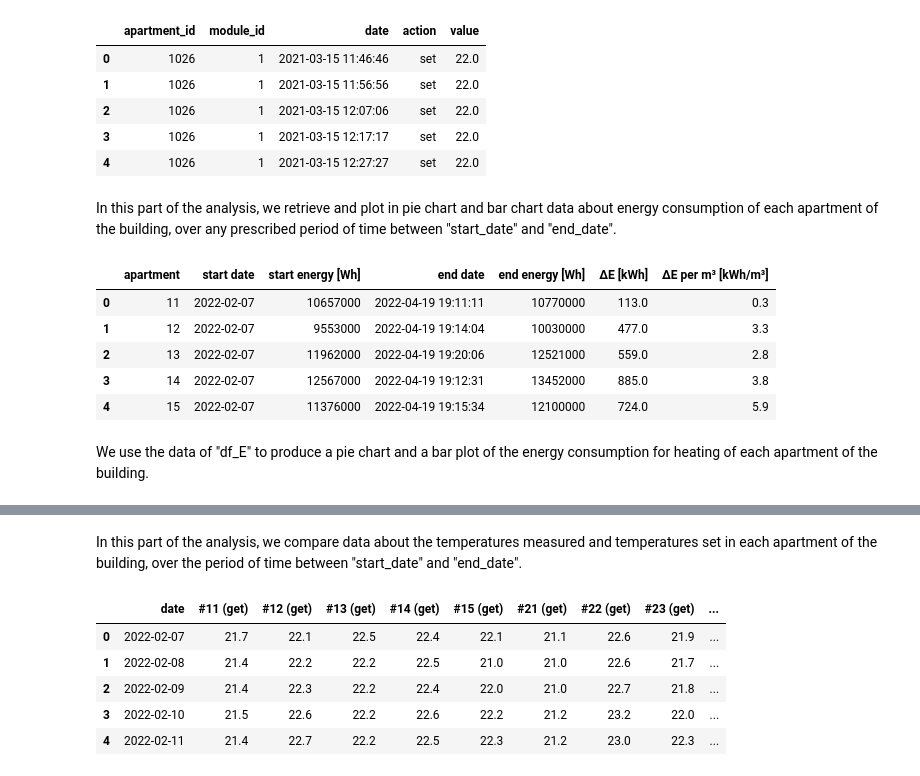
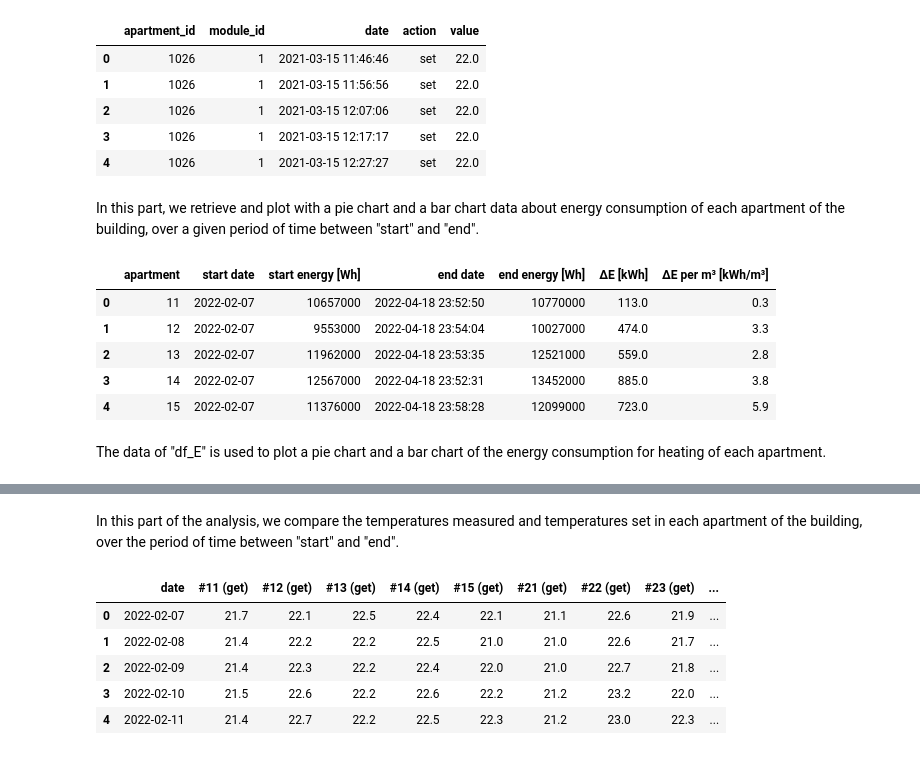
Before and after one commit to rtiedra/data-science, a Jupyter notebook: building_heating/building_heating.ipynb, the cells around one changed output, grey strips where cells are left out. Drawn from its saved outputs; the diff is of its cells as text; code cells hidden in the pictures.

```diff
--- a/building_heating/building_heating.ipynb
+++ b/building_heating/building_heating.ipynb
@@ -160,47 +160,47 @@ df_T.head()
 | 3 | 1026 | 1 | 2021-03-15 12:17:17 | set | 22.0 |
 | 4 | 1026 | 1 | 2021-03-15 12:27:27 | set | 22.0 |
 # %% [markdown]
-In this part of the analysis, we retrieve and plot in pie chart and bar chart data about energy consumption of each apartment of the building, over any prescribed period of time between "start_date" and "end_date".
+In this part, we retrieve and plot with a pie chart and a bar chart data about energy consumption of each apartment of the building, over a given period of time between "start" and "end".
 # %%
 # Setting start_date and end_date for the DataFrame of energy consumption
 
-start_date = '"2022-02-07"'
-end_date = '"2022-04-20"'
+start = '"2022-02-07"'
+end = '"2022-04-19"'
 
-# Reading, for each apartment of the building, the first energy after the start date into a DataFrame "df_start"
+# Reading, for each apartment, the first energy after the start date into a DataFrame "df_start"
 
 df_start = pd.read_sql('SELECT Apartments.name AS apartment, Power.date AS \'start date\', \
                    Power.value AS \'start energy [Wh]\' FROM Power INNER JOIN Apartments \
                    ON Power.apartment_id=Apartments.esmart_id WHERE Power.module_id=18 AND Power.date>=%s \
-                   GROUP BY Apartments.name' % start_date, engine)
+                   GROUP BY Apartments.name' % start, engine)
 
-# Reading, for each apartment of the building, the last energy before the end date into a DataFrame "df_end"
+# Reading, for each apartment, the last energy before the end date into a DataFrame "df_end"
 
 df_end = pd.read_sql('SELECT Apartments.name AS apartment, Power.date AS \'end date\', \
                    Power.value AS \'end energy [Wh]\' FROM Power INNER JOIN Apartments \
                    ON Power.apartment_id=Apartments.esmart_id WHERE Power.module_id=18 AND Power.date<=%s \
-                   ORDER BY Power.date DESC LIMIT 31' % end_date, engine)
+                   ORDER BY Power.date DESC LIMIT 31' % end, engine)
 
-# Merging "df_start" and "df_end" into a DataFrame "df_E" (using "apartment" as key)
-# (in 2018 there are missing measures; the first measure for apartment "O2" is at start_date "2018-10-10")
+# Merging "df_start" and "df_end" into a DataFrame "df_E", using "apartment" as key
+# There are missing measures; for instance the first measure for apartment O2 is at date 2018-10-10
 
 df_E = pd.merge(df_start, df_end, how='left', on='apartment')
 
 # Storing in "df_E" the energy consumption and the energy consumption per cubic metre
-# Dividing the values by 1000 to obtain energies in [kW⋅h]
+# Dividing the values by 1000 to obtain energies in [kWh]
 
 df_E['\u0394E [kWh]'] = [(df_E['end energy [Wh]'][i]-df_E['start energy [Wh]'][i])/1000 for i in range(len(df_E))]
 df_E['\u0394E per m\u00b3 [kWh/m\u00b3]'] = [round(df_E['\u0394E [kWh]'][i]/volumes[i], 1) for i in range(len(df_E))]
 
 df_E.head()
 # %% [output]
 |  | apartment | start date | start energy [Wh] | end date | end energy [Wh] | ΔE [kWh] | ΔE per m³ [kWh/m³] |
-| 0 | 11 | 2022-02-07 | 10657000 | 2022-04-19 19:11:11 | 10770000 | 113.0 | 0.3 |
-| 1 | 12 | 2022-02-07 | 9553000 | 2022-04-19 19:14:04 | 10030000 | 477.0 | 3.3 |
-| 2 | 13 | 2022-02-07 | 11962000 | 2022-04-19 19:20:06 | 12521000 | 559.0 | 2.8 |
-| 3 | 14 | 2022-02-07 | 12567000 | 2022-04-19 19:12:31 | 13452000 | 885.0 | 3.8 |
-| 4 | 15 | 2022-02-07 | 11376000 | 2022-04-19 19:15:34 | 12100000 | 724.0 | 5.9 |
+| 0 | 11 | 2022-02-07 | 10657000 | 2022-04-18 23:52:50 | 10770000 | 113.0 | 0.3 |
+| 1 | 12 | 2022-02-07 | 9553000 | 2022-04-18 23:54:04 | 10027000 | 474.0 | 3.3 |
+| 2 | 13 | 2022-02-07 | 11962000 | 2022-04-18 23:53:35 | 12521000 | 559.0 | 2.8 |
+| 3 | 14 | 2022-02-07 | 12567000 | 2022-04-18 23:52:31 | 13452000 | 885.0 | 3.8 |
+| 4 | 15 | 2022-02-07 | 11376000 | 2022-04-18 23:58:28 | 12099000 | 723.0 | 5.9 |
 # %% [markdown]
-We use the data of "df_E" to produce a pie chart and a bar plot of the energy consumption for heating of each apartment of the building.
+The data of "df_E" is used to plot a pie chart and a bar chart of the energy consumption for heating of each apartment.
 # %%
 # Storing in variable "data_E" the list of energy consumptions
@@ -282,7 +281,7 @@ else:
 [interactive output not drawn]
 [interactive output not drawn]
 # %% [markdown]
-In this part of the analysis, we compare data about the temperatures measured and temperatures set in each apartment of the building, over the period of time between "start_date" and "end_date".
+In this part of the analysis, we compare the temperatures measured and temperatures set in each apartment of the building, over the period of time between "start" and "end".
 # %%
 dflist_get, dflist_set = [], []
 
```
Also changed, not shown: parts of 22 cells of this notebook.
